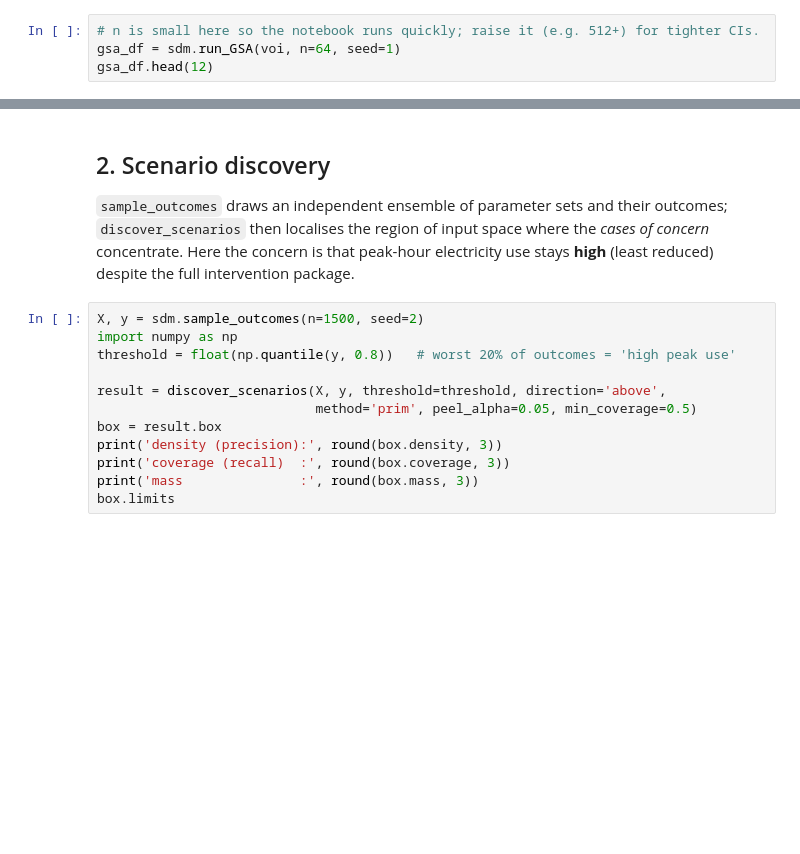
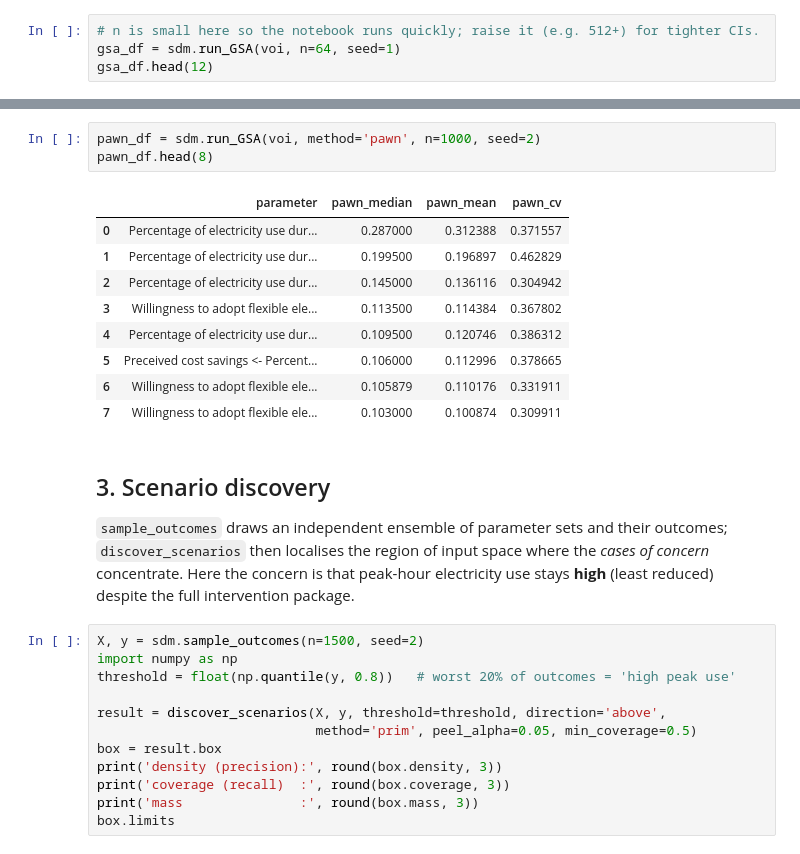
Before and after one commit to vvvasconcelos/SystemsInsightPipeline, a Jupyter notebook: tutorials/GSA_and_Scenario_Discovery.ipynb, the cells around one changed output, grey strips where cells are left out. Saved outputs shown, nothing was run; the diff lists cells and outputs as text; blank space fills up the shorter version.

```diff
--- a/tutorials/GSA_and_Scenario_Discovery.ipynb
+++ b/tutorials/GSA_and_Scenario_Discovery.ipynb
@@ -73,5 +103,18 @@ from zero'). The interval columns `S1_low`/`S1_high` (and `ST_low`/`ST_high`) ar
+# %%
+pawn_df = sdm.run_GSA(voi, method='pawn', n=1000, seed=2)
+pawn_df.head(8)
+# %% [output]
+|  | parameter | pawn_median | pawn_mean | pawn_cv |
+| 0 | Percentage of electricity use dur... | 0.287000 | 0.312388 | 0.371557 |
+| 1 | Percentage of electricity use dur... | 0.199500 | 0.196897 | 0.462829 |
+| 2 | Percentage of electricity use dur... | 0.145000 | 0.136116 | 0.304942 |
+| 3 | Willingness to adopt flexible ele... | 0.113500 | 0.114384 | 0.367802 |
+| 4 | Percentage of electricity use dur... | 0.109500 | 0.120746 | 0.386312 |
+| 5 | Preceived cost savings <- Percent... | 0.106000 | 0.112996 | 0.378665 |
+| 6 | Willingness to adopt flexible ele... | 0.105879 | 0.110176 | 0.331911 |
+| 7 | Willingness to adopt flexible ele... | 0.103000 | 0.100874 | 0.309911 |
 # %% [markdown]
-## 2. Scenario discovery
+## 3. Scenario discovery
 
 `sample_outcomes` draws an independent ensemble of parameter sets and their outcomes;
 `discover_scenarios` then localises the region of input space where the *cases of concern*
```
Also changed, not shown: parts of 7 cells of this notebook, 10 other files.
